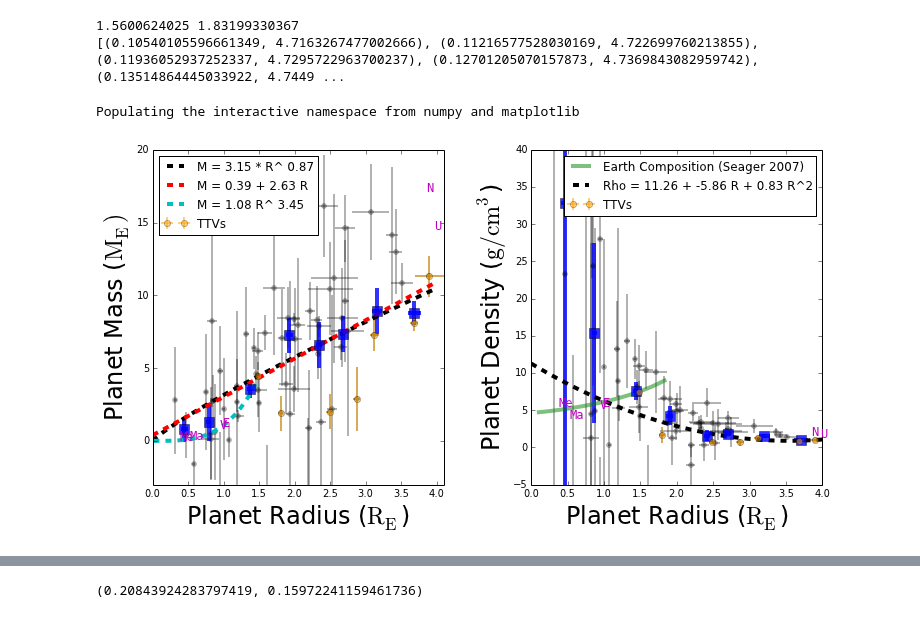
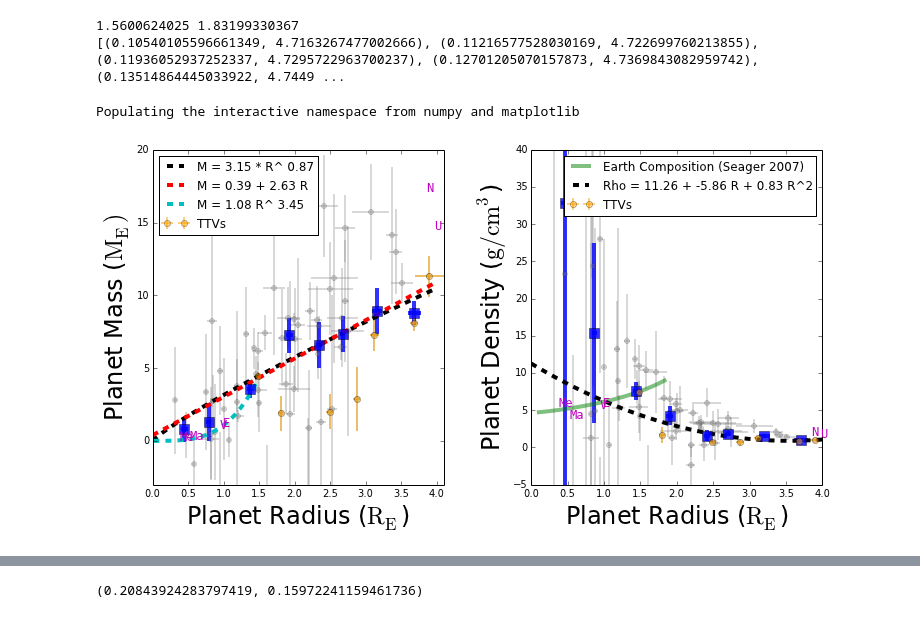
Before and after one commit to sealauren/mrf, a Jupyter notebook: plot_mr.ipynb, the cells around one changed output, grey strips where cells are left out. Cells and saved outputs as stored; diff of their text form; code cells hidden in the pictures.

```diff
--- a/plot_mr.ipynb
+++ b/plot_mr.ipynb
@@ -447,7 +447,7 @@ fig = plt.figure()
 pylab.sharex=True
 ax1 = fig.add_subplot(1,2,1)
 ax1.errorbar(sp.r, sp.m, xerr=sp.ur, yerr=sp.um, fmt='o', markersize=5,
-             alpha =0.3, color='k', capsize=0, elinewidth=2); # black option
+             alpha =0.3, color='gray', capsize=0, elinewidth=2); # black option
 ax1.plot(rarr, mplaw, '--k', linewidth=4, label=("M = %.2f * R^ %.2f"% (mpars[0], mpars[1])))
 ax1.plot(rarr, marr, '--r', linewidth=4, label=("M = %.2f + %.2f R" % (best_pars[0], best_pars[1])))
 ax1.plot(rocky_r, rockplaw, '--c', linewidth=4, label=("M = %.2f R^ %.2f"% (rocky_pars[0], rocky_pars[1])))
@@ -462,37 +462,37 @@ for x in zip(ss.r,ss.m,ss.index):
         ax1.text(x[0], x[1], x[2], fontsize=12, family='monospace', color='m')
 ax1.legend(loc='upper left');
 pyplot.axis([0.0,4.1,-3,20])
 
 ax2 = fig.add_subplot(1,2,2)
 ax2.plot(r_seager,d_seager, color='g', alpha = 0.5, linewidth=4, label=('Earth Composition (Seager 2007)'))
 ax2.errorbar(sp.r, sp.rho, xerr=sp.ur, yerr=sp.urho, fmt='o', markersize=5,
-             alpha=0.3, color='k',capsize=0, elinewidth=2);
+             alpha=0.3, color='gray',capsize=0, elinewidth=2);
 ax2.plot(rarr, darr3, '--k', linewidth=4, label=("Rho = %.2f + %.2f R + %.2f R^2" % (best_q[0], best_q[1], best_q[2])))
 #ax2.plot(rarr, dplaw, '--r', linewidth=4, label=("Rho = %.2f * R^ %.2f"% (dpars[0], dpars[1])))
 #ax2.plot(rocky_r, rockdlaw, '--c', linewidth=4, label=("Rho = %.2f * R^ %.2f"% (rocky_d[0], rocky_d[1])))
 ax2.set_xlabel('Planet Radius ($\mathrm{R_E}$)',fontsize=24)
 ax2.set_ylabel('Planet Density ($\mathrm{g/cm^{3}}$)',fontsize=24)
 ax2.errorbar(means.r_d,means.rho, xerr=means.ur, yerr=means.urho,
              markersize=10, marker='s', fmt='o', capsize=0, elinewidth=4, alpha=0.8)
 ax2.errorbar(ttvs.r, ttvs.rho, xerr=ttvs.ur, yerr=ttvs.urho, fmt='o',capsize=0, elinewidth=2, alpha=0.5, color='orange',label=('TTVs'))
 #ax2.errorbar(sp.ix['Kepler-78 b','r'], sp.ix['Kepler-78 b','rho'],
 #             xerr=sp.ix['Kepler-78 b','ur'], yerr=sp.ix['Kepler-78 b','urho'], fmt='o',capsize=0, elinewidth=4,
 #             alpha=0.5, color='r')
 for x in zip(ss.r,ss.rho,ss.index):
     if (x[1] < 30) and (x[1] > -1) and (x[0] < 4.):
         ax2.text(x[0], x[1], x[2], fontsize=12, family='monospace', color='m')
 pyplot.axis([0.,4.0,-5,40])
 ax2.legend();
 
 fig.set_size_inches(12,6)
 subplots_adjust(wspace=0.3)
 subplots_adjust(hspace=0.2)
-plt.savefig('mr_small.png', dpi=100)
-#plt.savefig('mr_small.eps', format='eps', dpi=300)
+#plt.savefig('mr_small.png', dpi=100)
+plt.savefig('mr_small.eps', format='eps', dpi=100)
 plt.show()
 # %% [output]
 Populating the interactive namespace from numpy and matplotlib
-[figure, old version]
+[figure, new version]
 # %%
 ordered_d = sp.sort('r')
 print ordered_d.ix[:,['r','rho','urho']]
```
Also changed, not shown: parts of 2 cells of this notebook, 15 other files.
